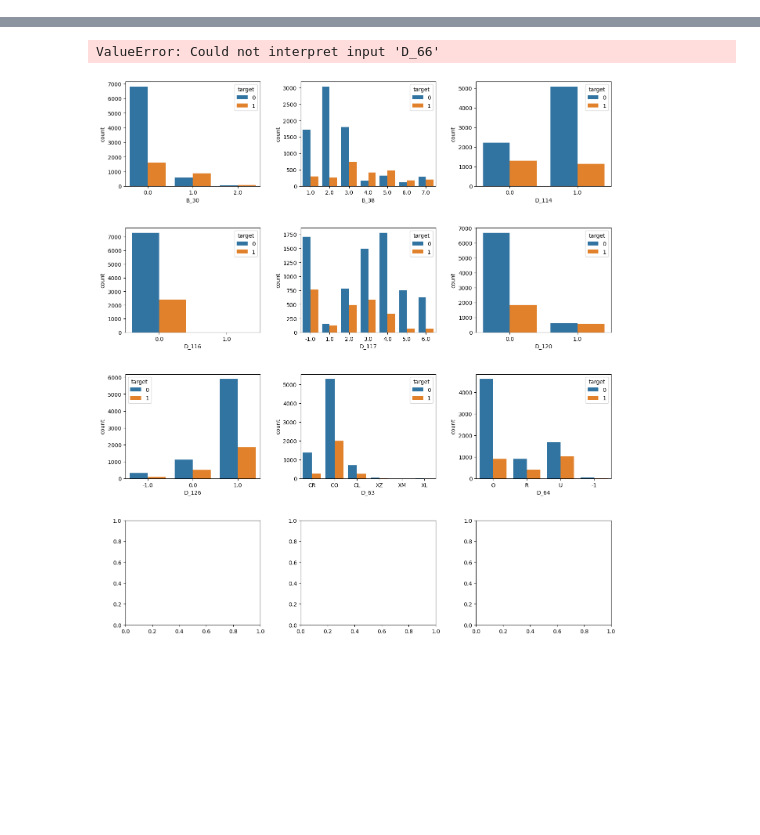
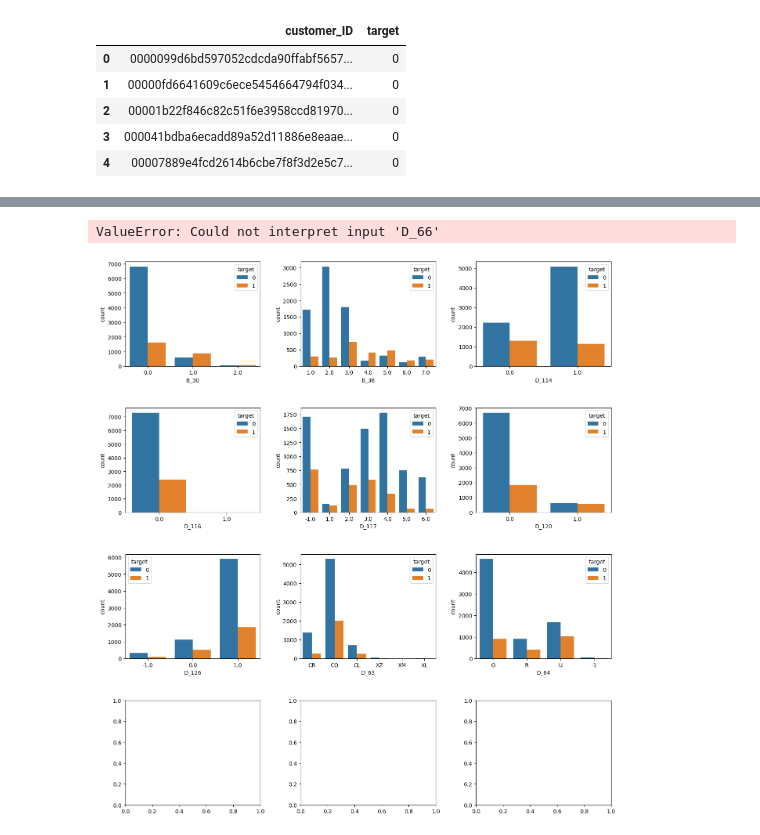
Before and after one commit to LinhNgaNguyen/STAT303-3-Project, a Jupyter notebook: EDA + Baseline Models.ipynb, the cells around one changed output, grey strips where cells are left out. Cells and saved outputs as stored; diff of their text form; code cells hidden in the pictures; blank space fills up the shorter version.

```diff
--- a/EDA + Baseline Models.ipynb
+++ b/EDA + Baseline Models.ipynb
@@ -27,6 +37,15 @@ train = train.drop(['Unnamed: 0'],axis=1)
 # %%
 # read train target label data (response)
 target = pd.read_csv('train_labels.csv')
+# %%
+target.head()
+# %% [output]
+|  | customer_ID | target |
+| 0 | 0000099d6bd597052cdcda90ffabf5657... | 0 |
+| 1 | 00000fd6641609c6ece5454664794f034... | 0 |
+| 2 | 00001b22f846c82c51f6e3958ccd81970... | 0 |
+| 3 | 000041bdba6ecadd89a52d11886e8eaae... | 0 |
+| 4 | 00007889e4fcd2614b6cbe7f8f3d2e5c7... | 0 |
 # %%
 # merge response + predictors in train data
 train = pd.merge(train, target)
```
Also changed, not shown: parts of 18 cells of this notebook.
